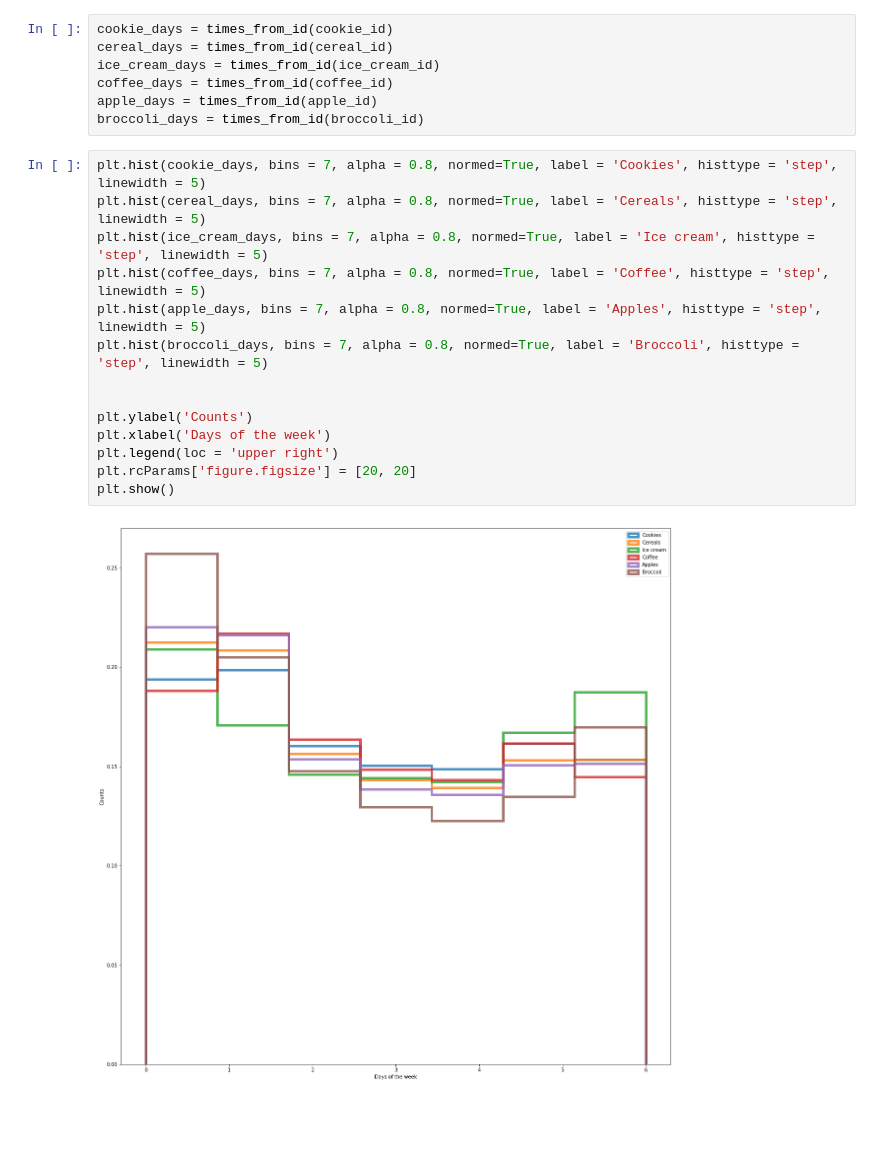
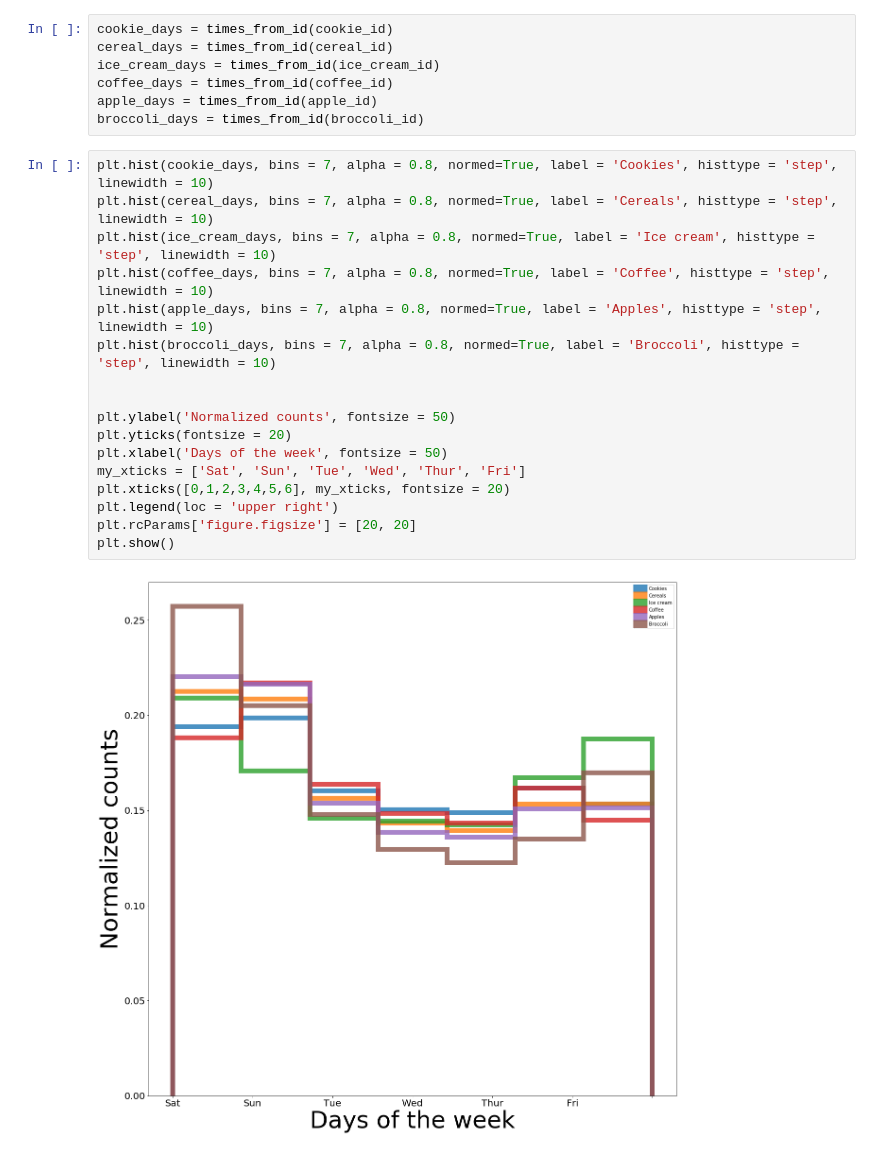
Before and after one commit to paw-lu/Instacart-data, a Jupyter notebook: Day_of_week.ipynb, the cells around one changed output. Cells and saved outputs as stored; diff of their text form; blank space fills up the shorter version.

```diff
--- a/Day_of_week.ipynb
+++ b/Day_of_week.ipynb
@@ -53,21 +53,24 @@ coffee_days = times_from_id(coffee_id)
 apple_days = times_from_id(apple_id)
 broccoli_days = times_from_id(broccoli_id)
 # %%
-plt.hist(cookie_days, bins = 7, alpha = 0.8, normed=True, label = 'Cookies', histtype = 'step', linewidth = 5)
-plt.hist(cereal_days, bins = 7, alpha = 0.8, normed=True, label = 'Cereals', histtype = 'step', linewidth = 5)
-plt.hist(ice_cream_days, bins = 7, alpha = 0.8, normed=True, label = 'Ice cream', histtype = 'step', linewidth = 5)
-plt.hist(coffee_days, bins = 7, alpha = 0.8, normed=True, label = 'Coffee', histtype = 'step', linewidth = 5)
-plt.hist(apple_days, bins = 7, alpha = 0.8, normed=True, label = 'Apples', histtype = 'step', linewidth = 5)
-plt.hist(broccoli_days, bins = 7, alpha = 0.8, normed=True, label = 'Broccoli', histtype = 'step', linewidth = 5)
+plt.hist(cookie_days, bins = 7, alpha = 0.8, normed=True, label = 'Cookies', histtype = 'step', linewidth = 10)
+plt.hist(cereal_days, bins = 7, alpha = 0.8, normed=True, label = 'Cereals', histtype = 'step', linewidth = 10)
+plt.hist(ice_cream_days, bins = 7, alpha = 0.8, normed=True, label = 'Ice cream', histtype = 'step', linewidth = 10)
+plt.hist(coffee_days, bins = 7, alpha = 0.8, normed=True, label = 'Coffee', histtype = 'step', linewidth = 10)
+plt.hist(apple_days, bins = 7, alpha = 0.8, normed=True, label = 'Apples', histtype = 'step', linewidth = 10)
+plt.hist(broccoli_days, bins = 7, alpha = 0.8, normed=True, label = 'Broccoli', histtype = 'step', linewidth = 10)
 
 
-plt.ylabel('Counts')
-plt.xlabel('Days of the week')
+plt.ylabel('Normalized counts', fontsize = 50)
+plt.yticks(fontsize = 20)
+plt.xlabel('Days of the week', fontsize = 50)
+my_xticks = ['Sat', 'Sun', 'Tue', 'Wed', 'Thur', 'Fri']
+plt.xticks([0,1,2,3,4,5,6], my_xticks, fontsize = 20)
 plt.legend(loc = 'upper right')
 plt.rcParams['figure.figsize'] = [20, 20]
 plt.show()
 # %% [output]
-[figure, old version]
+[figure, new version]
 # %% [markdown]
 # Purchases for different days of the week
 
```
Also changed, not shown: parts of 1 cell of this notebook.
